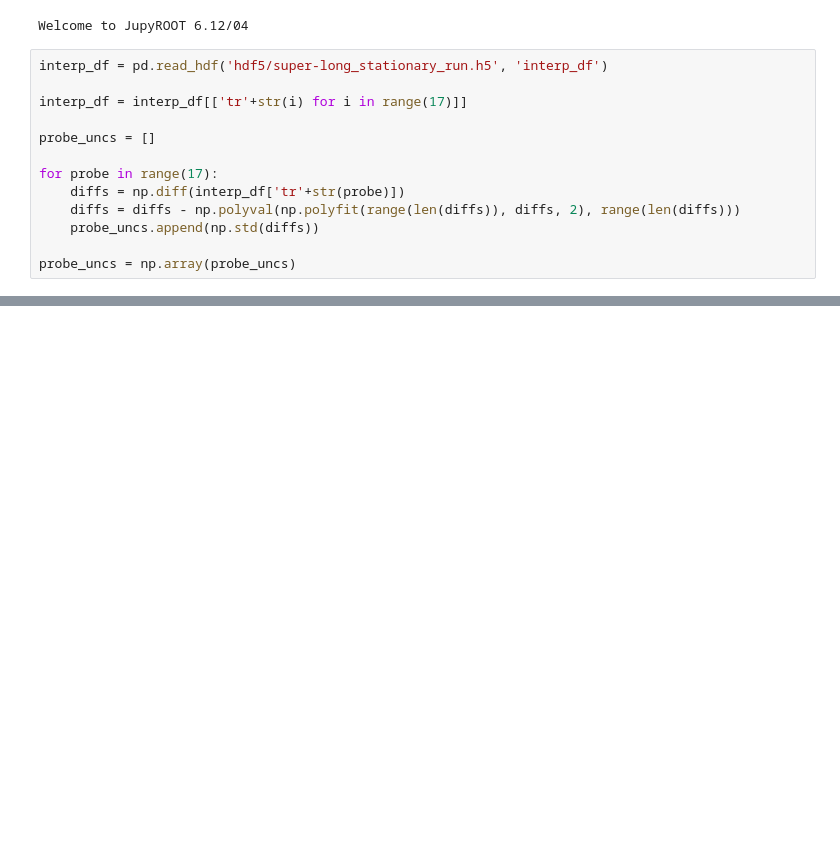
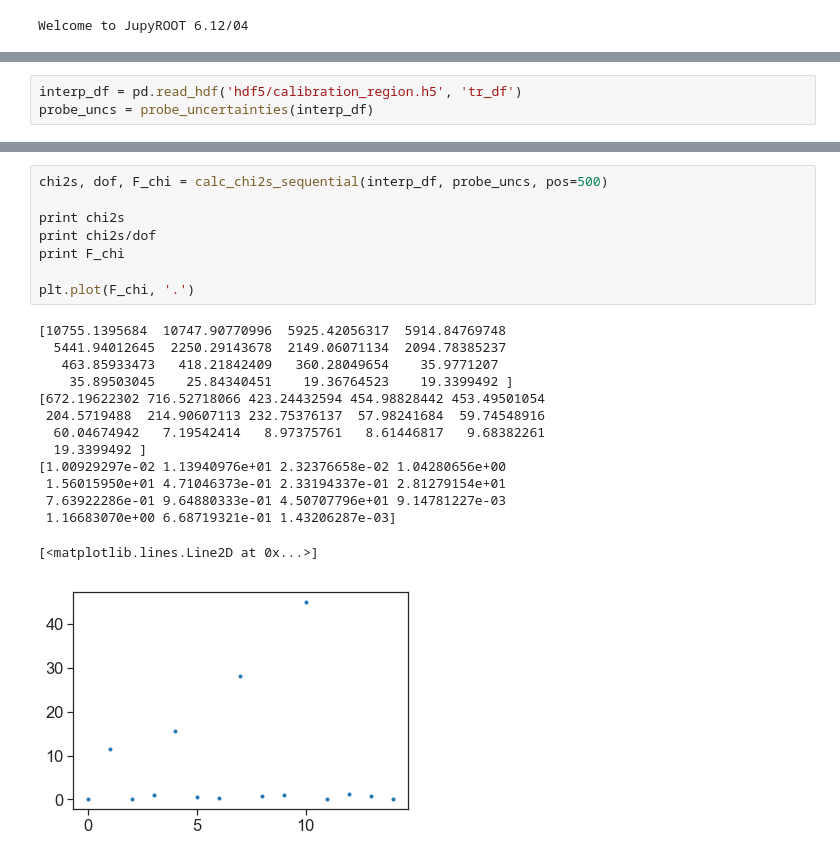
Before and after one commit to aetb/trfp, a Jupyter notebook: f_test_moment_fitting.ipynb, the cells around one changed output, grey strips where cells are left out. Saved outputs shown, nothing was run; the diff lists cells and outputs as text; blank space fills up the shorter version.

```diff
--- a/f_test_moment_fitting.ipynb
+++ b/f_test_moment_fitting.ipynb
@@ -21,16 +21,3 @@ import helper_function_candidates as helper_old
 import mu_avg.mu_avg as mu_avg
 # %% [output]
 Welcome to JupyROOT 6.12/04
-# %%
-interp_df = pd.read_hdf('hdf5/super-long_stationary_run.h5', 'interp_df')
-
-interp_df = interp_df[['tr'+str(i) for i in range(17)]]
-
-probe_uncs = []
-
-for probe in range(17):
-    diffs = np.diff(interp_df['tr'+str(probe)])
-    diffs = diffs - np.polyval(np.polyfit(range(len(diffs)), diffs, 2), range(len(diffs)))
-    probe_uncs.append(np.std(diffs))
-
-probe_uncs = np.array(probe_uncs)
@@ -144,0 +157,3 @@ plt.plot(F_chi, '.')
+# %%
+interp_df = pd.read_hdf('hdf5/calibration_region.h5', 'tr_df')
+probe_uncs = probe_uncertainties(interp_df)
@@ -144,0 +201,23 @@ plt.plot(F_chi, '.')
+# %%
+chi2s, dof, F_chi = calc_chi2s_sequential(interp_df, probe_uncs, pos=500)
+
+print chi2s
+print chi2s/dof
+print F_chi
+
+plt.plot(F_chi, '.')
+# %% [output]
+[10755.1395684  10747.90770996  5925.42056317  5914.84769748
+  5441.94012645  2250.29143678  2149.06071134  2094.78385237
+   463.85933473   418.21842409   360.28049654    35.9771207
+    35.89503045    25.84340451    19.36764523    19.3399492 ]
+[672.19622302 716.52718066 423.24432594 454.98828442 453.49501054
+ 204.5719488  214.90607113 232.75376137  57.98241684  59.74548916
+  60.04674942   7.19542414   8.97375761   8.61446817   9.68382261
+  19.3399492 ]
+[1.00929297e-02 1.13940976e+01 2.32376658e-02 1.04280656e+00
+ 1.56015950e+01 4.71046373e-01 2.33194337e-01 2.81279154e+01
+ 7.63922286e-01 9.64880333e-01 4.50707796e+01 9.14781227e-03
+ 1.16683070e+00 6.68719321e-01 1.43206287e-03]
+[<matplotlib.lines.Line2D at 0x...>]
+[figure, added]
```
Also changed, not shown: parts of 8 cells of this notebook, 41 other files.
